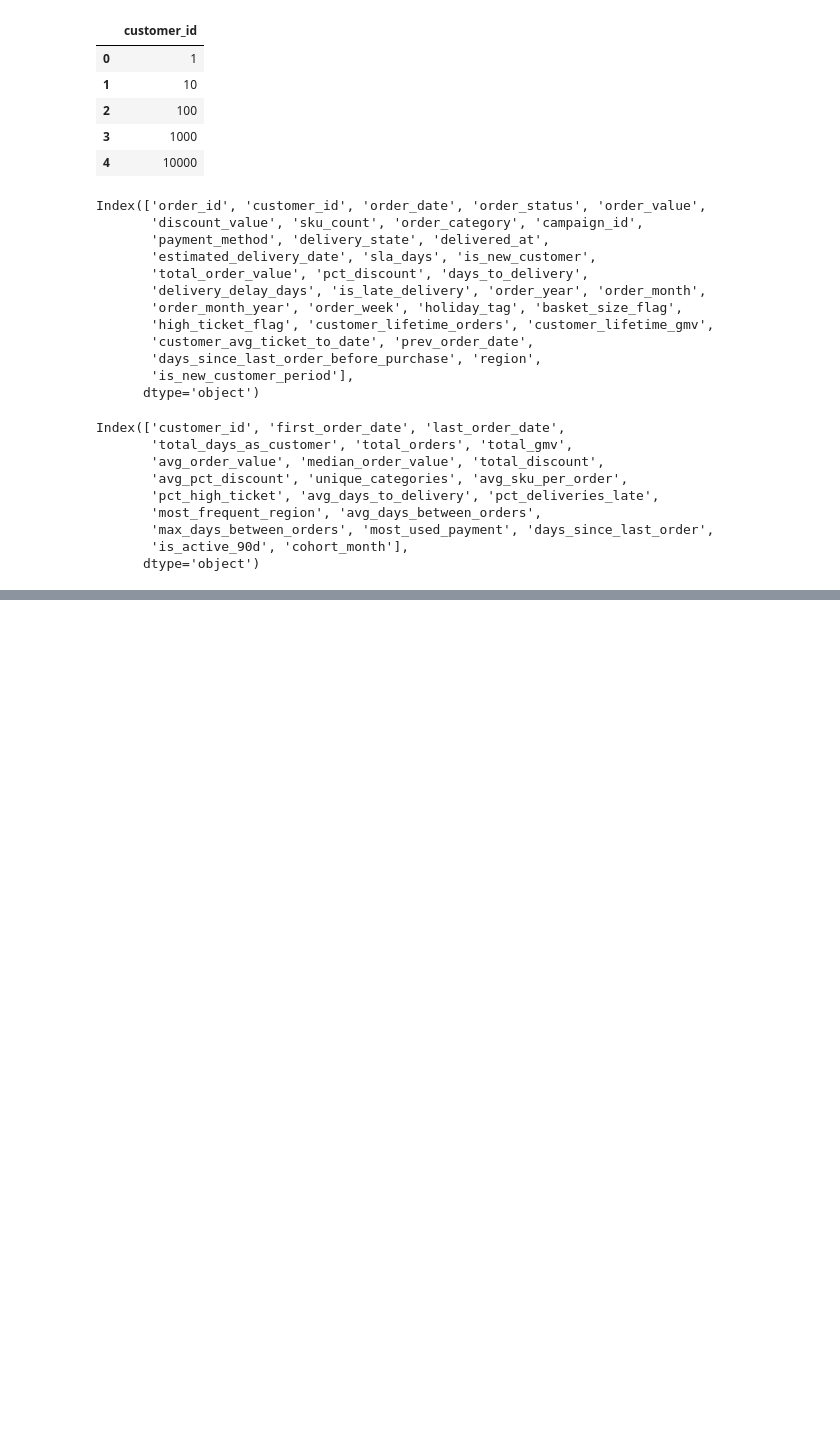
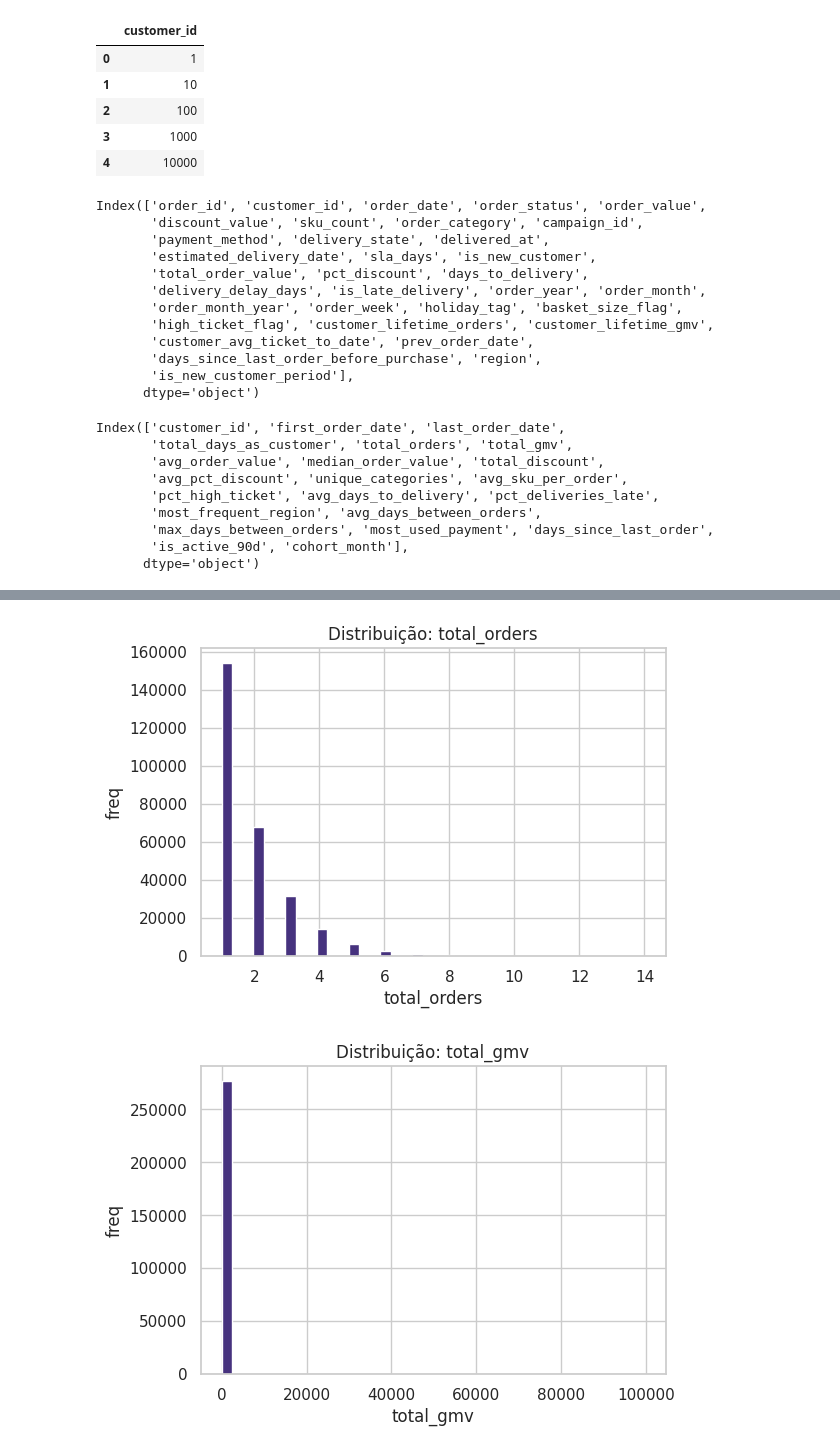
Before and after one commit to rocketseat-education/data-analytics, a Jupyter notebook: python_desafio_shoply/desafio_de_dados_shoply.ipynb, the cells around one changed output, grey strips where cells are left out. Cells and saved outputs as stored; diff of their text form; code cells hidden in the pictures; blank space fills up the shorter version.

```diff
--- a/python_desafio_shoply/desafio_de_dados_shoply.ipynb
+++ b/python_desafio_shoply/desafio_de_dados_shoply.ipynb
@@ -1509,0 +1534,13 @@ customers.to_excel("customers_features.xlsx")
+# %%
+# Distribuições rápidas (histogramas)
+cols_hist = ["total_orders","total_gmv","avg_order_value","pct_high_ticket","pct_deliveries_late","days_since_last_order"]
+for c in cols_hist:
+    series = customers[c].dropna()
+    plt.figure(figsize=(6,4))
+    plt.hist(series, bins=40)
+    plt.title(f"Distribuição: {c}")
+    plt.xlabel(c); plt.ylabel("freq")
+    plt.show()
+# %% [output]
+[figure, added]
+[figure, added]
```
Also changed, not shown: parts of 29 cells of this notebook.
